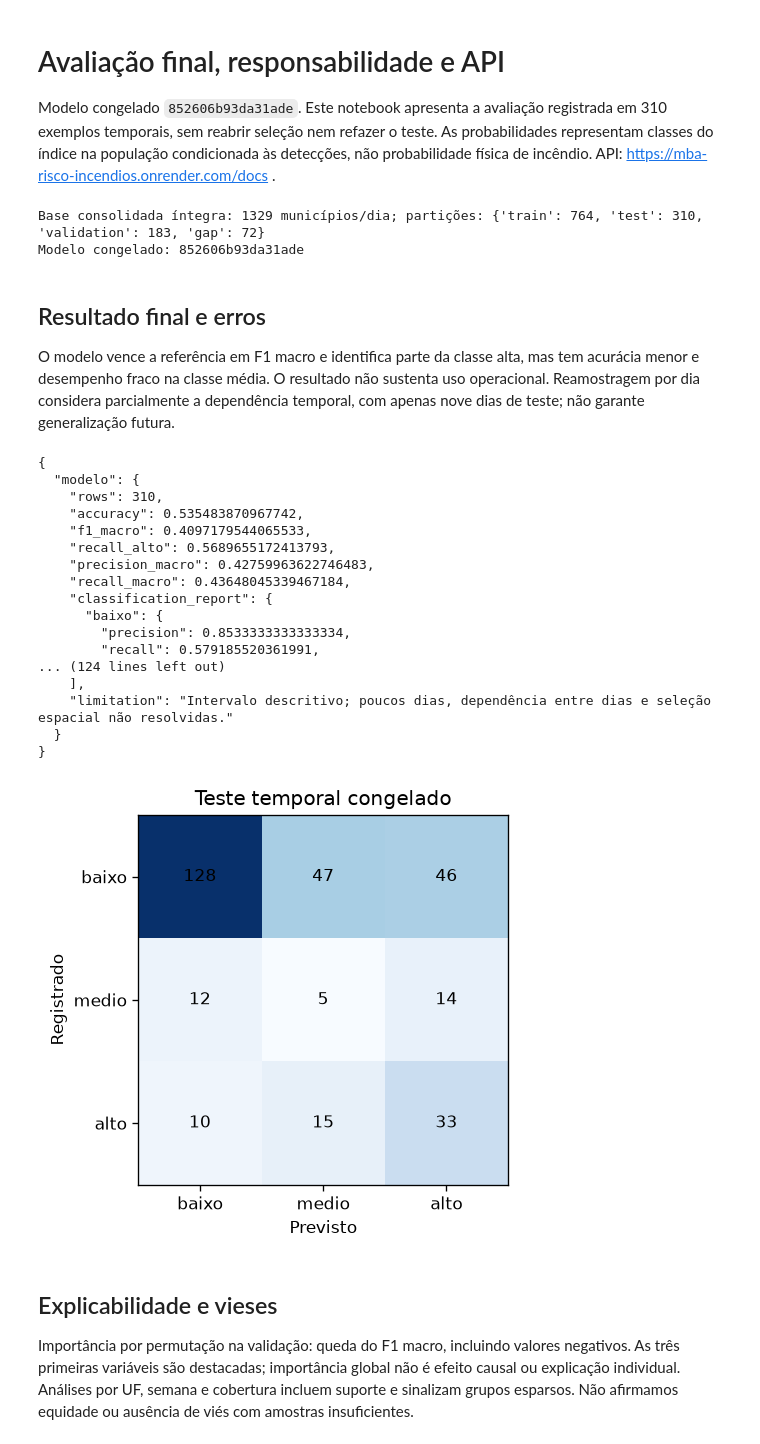
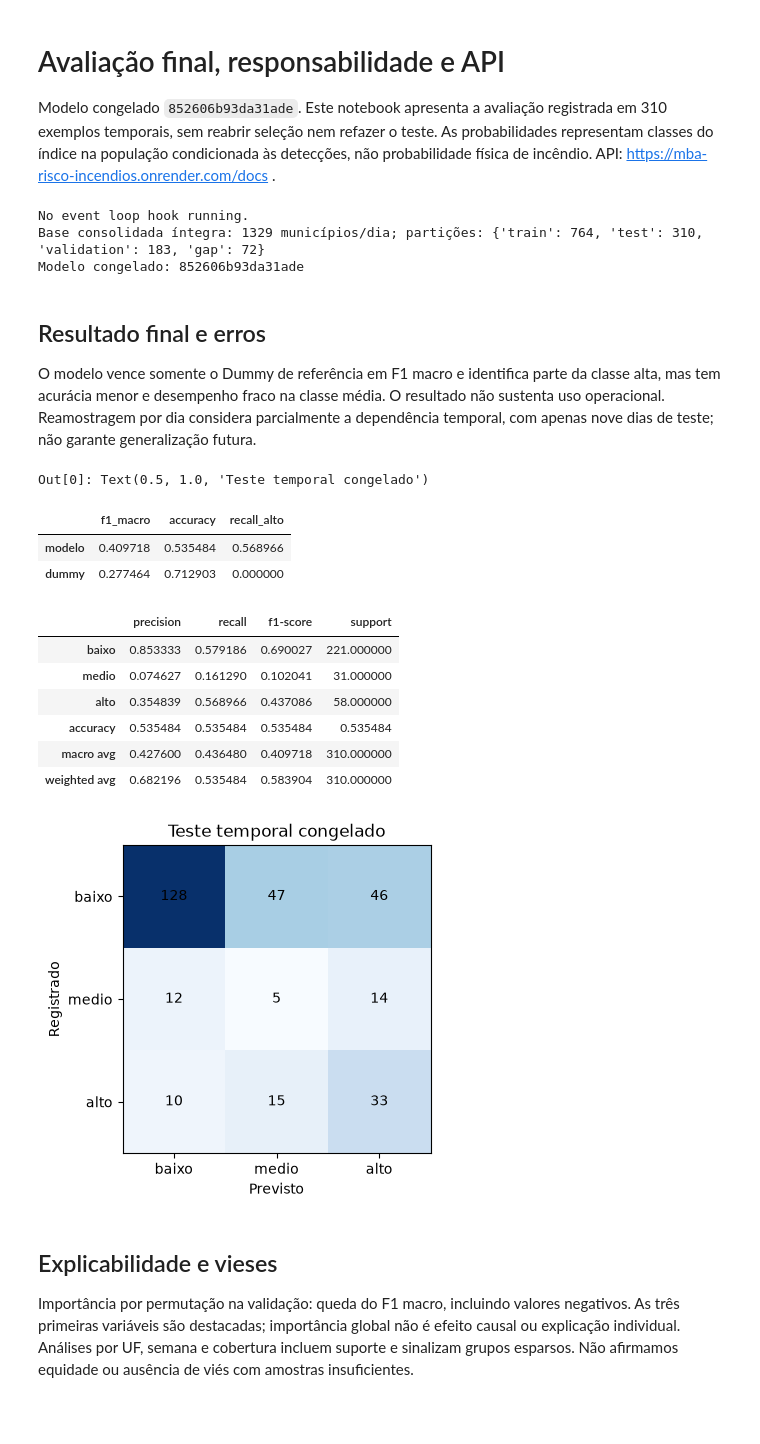
Before and after one commit to Diegopesmac/mba-risco-incendios, a Jupyter notebook: notebooks/04_projeto_final_curso.ipynb, the cells around one changed output. Cells and saved outputs as stored; diff of their text form; code cells hidden in the pictures; blank space fills up the shorter version.

```diff
--- a/notebooks/04_projeto_final_curso.ipynb
+++ b/notebooks/04_projeto_final_curso.ipynb
@@ -11,8 +11,8 @@ if ROOT is None:
     raise RuntimeError('Abra o notebook dentro da pasta extraída ou do clone completo do projeto.')
 sys.path.insert(0, str(ROOT/'src'))
 import pandas as pd
-import matplotlib
-matplotlib.use('Agg')
+from IPython.display import display
+get_ipython().run_line_magic('matplotlib', 'inline')
 import matplotlib.pyplot as plt
 from fire_risk.submission import verify_submission, training_correlations
 panel, manifest = verify_submission(ROOT)
@@ -21,39 +21,35 @@ def evidence(name):
 print('Base consolidada íntegra:', len(panel), 'municípios/dia; partições:', manifest['splits'])
 print('Modelo congelado:', manifest['model_id'])
 # %% [output]
+No event loop hook running.
 Base consolidada íntegra: 1329 municípios/dia; partições: {'train': 764, 'test': 310, 'validation': 183, 'gap': 72}
 Modelo congelado: 852606b93da31ade
 # %% [markdown]
 ## Resultado final e erros
 
-O modelo vence a referência em F1 macro e identifica parte da classe alta, mas tem acurácia menor e desempenho fraco na classe média. O resultado não sustenta uso operacional. Reamostragem por dia considera parcialmente a dependência temporal, com apenas nove dias de teste; não garante generalização futura.
+O modelo vence somente o Dummy de referência em F1 macro e identifica parte da classe alta, mas tem acurácia menor e desempenho fraco na classe média. O resultado não sustenta uso operacional. Reamostragem por dia considera parcialmente a dependência temporal, com apenas nove dias de teste; não garante generalização futura.
 # %%
 evaluation=evidence('evaluation.json')
-print(json.dumps({'modelo':evaluation['metrics'],'referencia':evaluation['reference'],'incerteza':evaluation['uncertainty']},ensure_ascii=False,indent=2))
+display(pd.DataFrame({name: {key: record[key] for key in ['f1_macro','accuracy','recall_alto']} for name,record in [('modelo',evaluation['metrics']),('dummy',evaluation['reference'])]}).T)
+display(pd.DataFrame(evaluation['metrics']['classification_report']).T)
 matrix=evaluation['metrics']['confusion_matrix']
 plt.figure(figsize=(5,4)); plt.imshow(matrix,cmap='Blues')
 for i,row in enumerate(matrix):
     for j,value in enumerate(row): plt.text(j,i,str(value),ha='center',va='center')
 plt.xticks(range(3),['baixo','medio','alto']); plt.yticks(range(3),['baixo','medio','alto']); plt.xlabel('Previsto'); plt.ylabel('Registrado'); plt.title('Teste temporal congelado')
 # %% [output]
-{
-  "modelo": {
-    "rows": 310,
-    "accuracy": 0.535483870967742,
-    "f1_macro": 0.4097179544065533,
-    "recall_alto": 0.5689655172413793,
-    "precision_macro": 0.42759963622746483,
-    "recall_macro": 0.43648045339467184,
-    "classification_report": {
-      "baixo": {
-        "precision": 0.8533333333333334,
-        "recall": 0.579185520361991,
-... (124 lines left out)
-    ],
-    "limitation": "Intervalo descritivo; poucos dias, dependência entre dias e seleção espacial não resolvidas."
-  }
-}
+Out[0]: Text(0.5, 1.0, 'Teste temporal congelado')
+|  | f1_macro | accuracy | recall_alto |
+| modelo | 0.409718 | 0.535484 | 0.568966 |
+| dummy | 0.277464 | 0.712903 | 0.000000 |
+|  | precision | recall | f1-score | support |
+| baixo | 0.853333 | 0.579186 | 0.690027 | 221.000000 |
+| medio | 0.074627 | 0.161290 | 0.102041 | 31.000000 |
+| alto | 0.354839 | 0.568966 | 0.437086 | 58.000000 |
+| accuracy | 0.535484 | 0.535484 | 0.535484 | 0.535484 |
+| macro avg | 0.427600 | 0.436480 | 0.409718 | 310.000000 |
+| weighted avg | 0.682196 | 0.535484 | 0.583904 | 310.000000 |
-[figure, old version]
+[figure, new version]
 # %% [markdown]
 ## Explicabilidade e vieses
 
```
Also changed, not shown: parts of 3 cells of this notebook, 18 other files.
